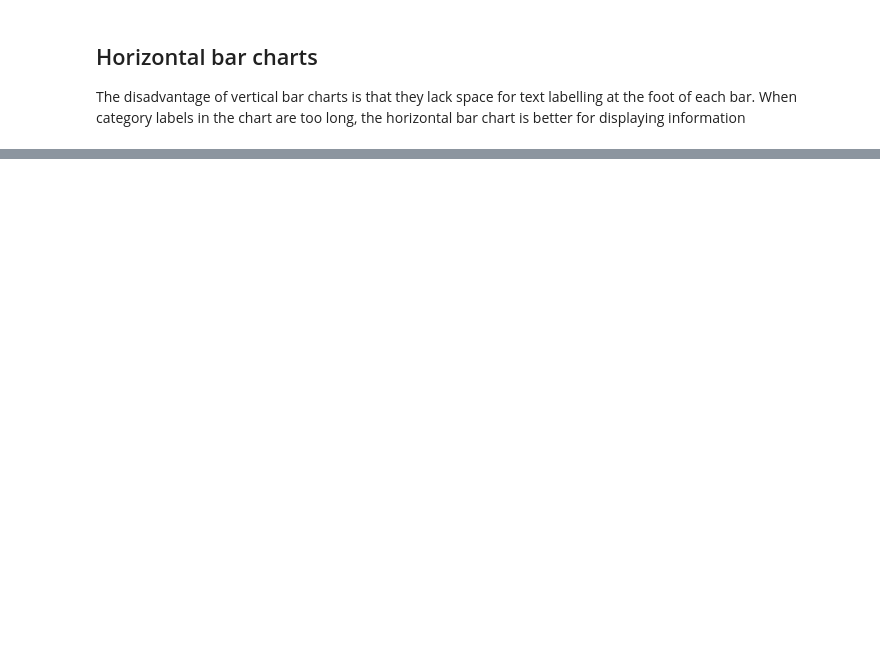
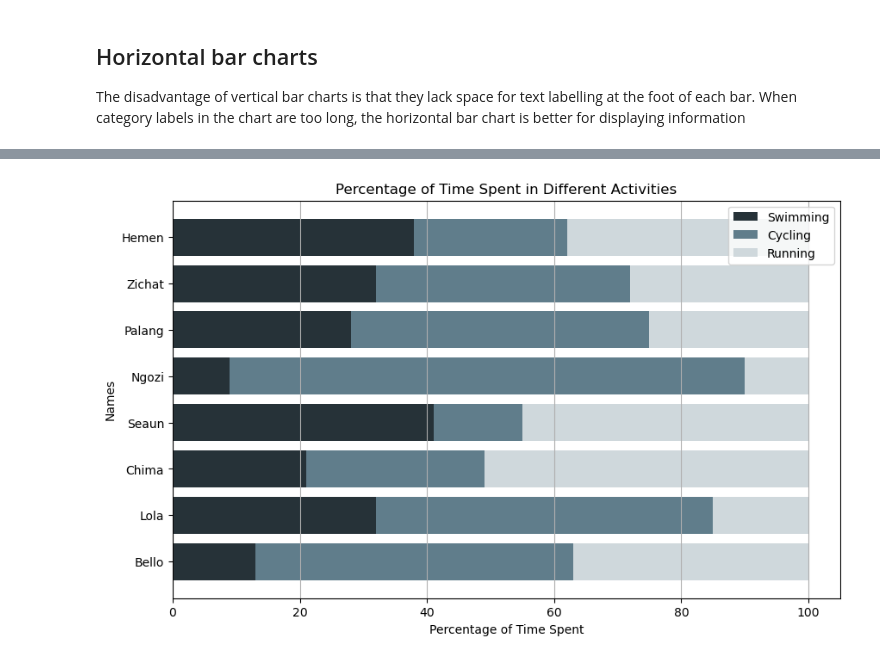
Before and after one commit to agordavidt/Data-Analytics_Course, a Jupyter notebook: python_data_analytics/matplotlib/03-bar_charts.ipynb, the cells around one changed output, grey strips where cells are left out. Saved outputs shown, nothing was run; the diff lists cells and outputs as text; code cells hidden in the pictures; blank space fills up the shorter version.

```diff
--- a/python_data_analytics/matplotlib/03-bar_charts.ipynb
+++ b/python_data_analytics/matplotlib/03-bar_charts.ipynb
@@ -133,0 +133,30 @@ plt.show()
+# %%
+names = ['Bello', 'Lola', 'Chima', 'Seaun', 'Ngozi', 'Palang', 'Zichat', 'Hemen']
+swimming = [13, 32, 21, 41, 9, 28, 32, 38]
+cycling = [50, 53, 28, 14, 81, 47, 40, 24]
+running = [37, 15, 51, 45, 10, 25, 28, 38]
+
+# Bar positions
+bar_positions = np.arange(len(names))
+
+# Plotting
+plt.figure(figsize=(10, 6))
+
+plt.barh(bar_positions, swimming, label='Swimming', color='#263238')
+plt.barh(bar_positions, cycling, left=swimming, label='Cycling', color='#607D8B')
+plt.barh(bar_positions, running, left=np.array(swimming) + np.array(cycling), label='Running', color='#CFD8DC')
+
+# Adding labels and title
+plt.xlabel('Percentage of Time Spent')
+plt.ylabel('Names')
+plt.title('Percentage of Time Spent in Different Activities')
+
+# Adding legend
+plt.legend(loc="upper right")
+
+# Display the plot
+plt.yticks(bar_positions, names)
+plt.grid(axis='x')
+plt.show()
+# %% [output]
+[figure, added]
```
Also changed, not shown: parts of 3 cells of this notebook.
